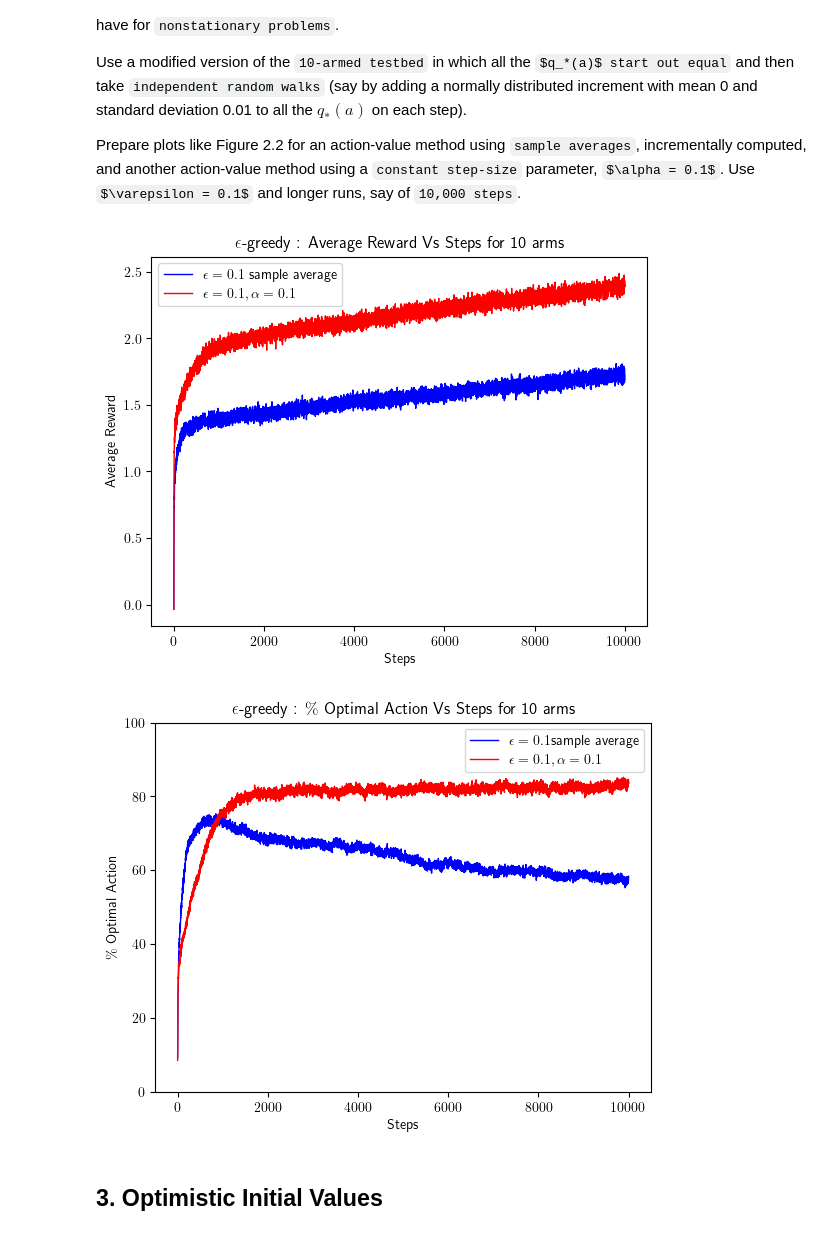
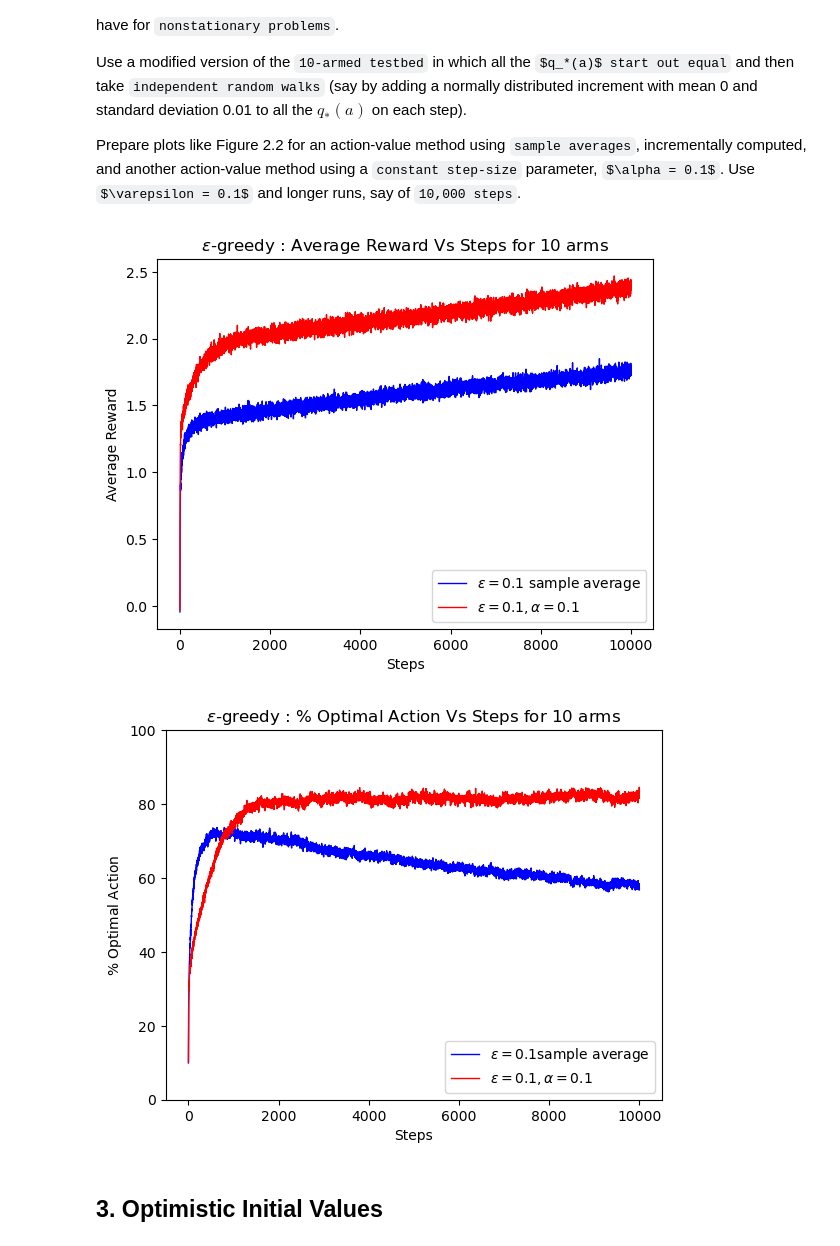
Before and after one commit to erxiong0/ReinforcementLearning-R.S., a Jupyter notebook: Chapter2-Multi-armed-Bandits/ordinary_version/6-algorithm.ipynb, the cells around one changed output. Cells and saved outputs as stored; diff of their text form; code cells hidden in the pictures.

Commit message:
Update 6-algorithm.ipynb
Try to plot without latex

```diff
--- a/Chapter2-Multi-armed-Bandits/ordinary_version/6-algorithm.ipynb
+++ b/Chapter2-Multi-armed-Bandits/ordinary_version/6-algorithm.ipynb
@@ -112,7 +112,6 @@ fig2=plt.figure().add_subplot(111)
 
 methods = ['sample-average', 'constant step-size']
 col = ['b', 'r']
-
 epsilon = 0.1
 
 for c, m in enumerate(methods):
@@ -153,37 +152,36 @@ for c, m in enumerate(methods):
             if m == 'sample-average':
                 N[i][j] += 1
                 Q[i][j] += (temp_R - Q[i][j]) / N[i][j]
             else:
                 Q[i][j] += (temp_R - Q[i][j]) * 0.1
 
             avg_reward_tasks += (temp_R - avg_reward_tasks) / (i + 1)
 
         avg_reward_pulls.append(avg_reward_tasks)
         optimal_actions.append(total_optimal_actions * 100.0 / n_bandit)
 
     # show results
     fig1.plot(range(n_pulls), avg_reward_pulls, col[c], linewidth = 1)
     fig2.plot(range(n_pulls), optimal_actions, col[c], linewidth = 1)
 
 
-plt.rc('text',usetex=True)
+plt.rcParams['text.usetex'] = False
 fig1.title.set_text(r'$\epsilon$-greedy : Average Reward Vs Steps for 10 arms')
 fig1.set_ylabel('Average Reward')
 fig1.set_xlabel('Steps')
 fig1.legend((r"$\epsilon=0.1$ "+'sample average',\
 			 r"$\epsilon=0.1, \alpha = 0.1$",),loc='best')
 fig2.title.set_text(r'$\epsilon$-greedy : $\%$ Optimal Action Vs Steps for 10 arms')
 fig2.set_ylabel(r'$\%$ Optimal Action')
 fig2.set_xlabel('Steps')
 fig2.set_ylim(0,100)
 fig2.legend((r"$\epsilon=0.1$"+'sample average',\
 			 r"$\epsilon=0.1, \alpha = 0.1$",),loc='best')
 
-
 plt.show()
 # %% [output]
-[figure, old version]
+[figure, new version]
-[figure, old version]
+[figure, new version]
 # %% [markdown]
 ## 3. Optimistic Initial Values
 # %%
```
